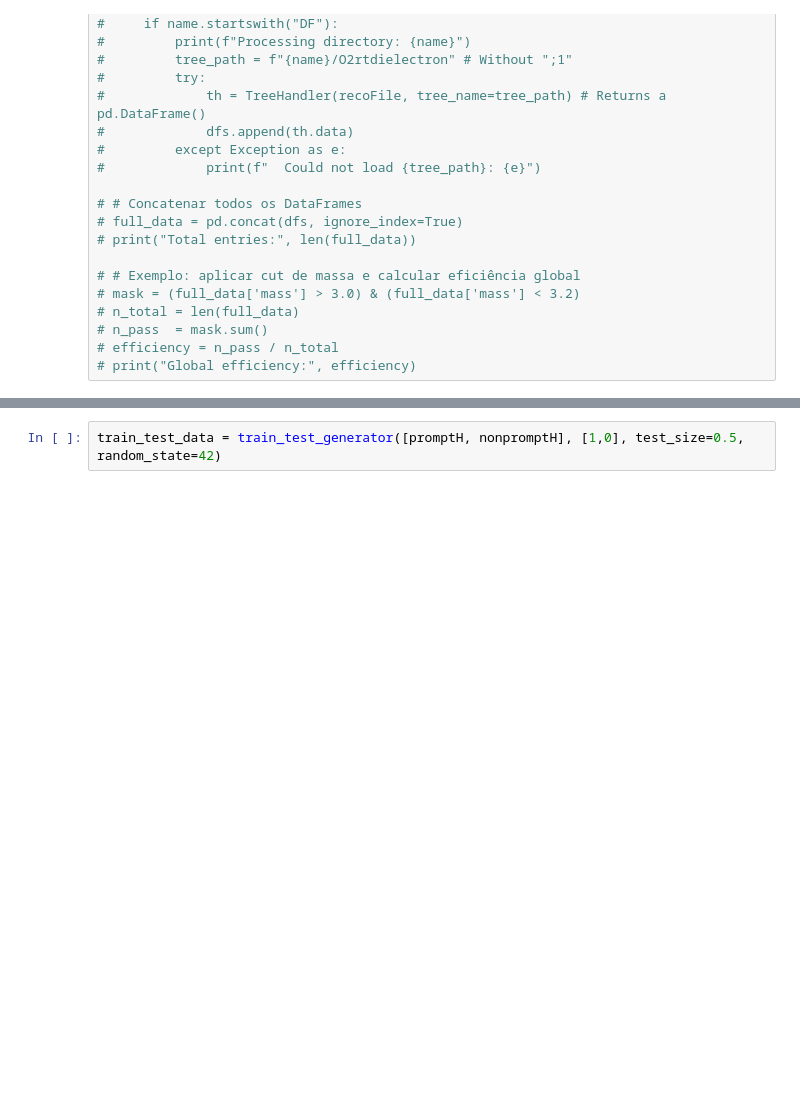
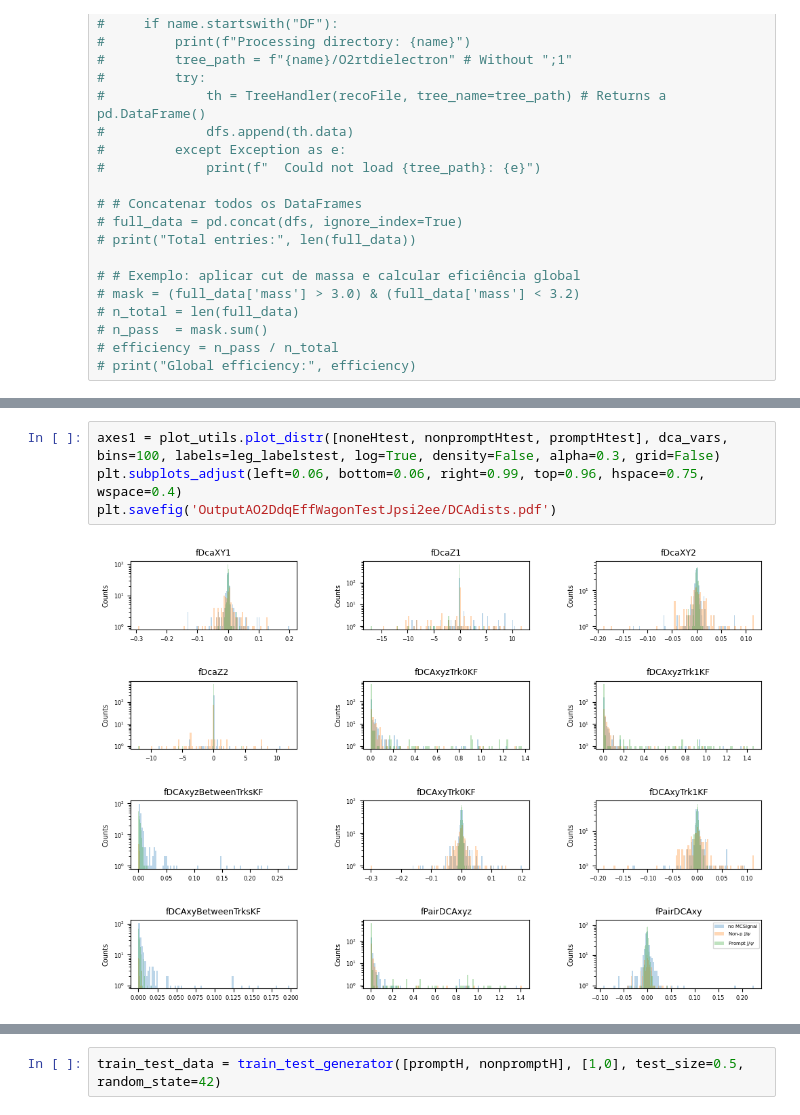
Before and after one commit to LucasFerrandi/Jpsi-Jets-Analysis, a Jupyter notebook: EfficiencyAndML/binary_jpsi.ipynb, the cells around one changed output, grey strips where cells are left out. Saved outputs shown, nothing was run; the diff lists cells and outputs as text; blank space fills up the shorter version.

```diff
--- a/EfficiencyAndML/binary_jpsi.ipynb
+++ b/EfficiencyAndML/binary_jpsi.ipynb
@@ -243,0 +397,6 @@ nonpromptH = dataH.get_subset('fMcDecision==5')
+# %%
+axes1 = plot_utils.plot_distr([noneHtest, nonpromptHtest, promptHtest], dca_vars, bins=100, labels=leg_labelstest, log=True, density=False, alpha=0.3, grid=False)
+plt.subplots_adjust(left=0.06, bottom=0.06, right=0.99, top=0.96, hspace=0.75, wspace=0.4)
+plt.savefig('OutputAO2DdqEffWagonTestJpsi2ee/DCAdists.pdf')
+# %% [output]
+[figure, added]
```
Also changed, not shown: parts of 9 cells of this notebook, 23 other files.
